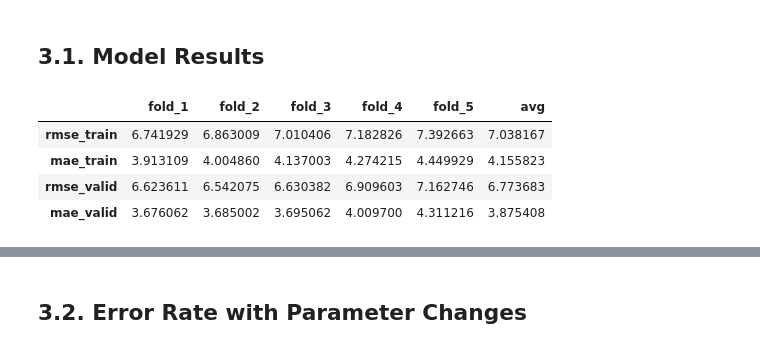
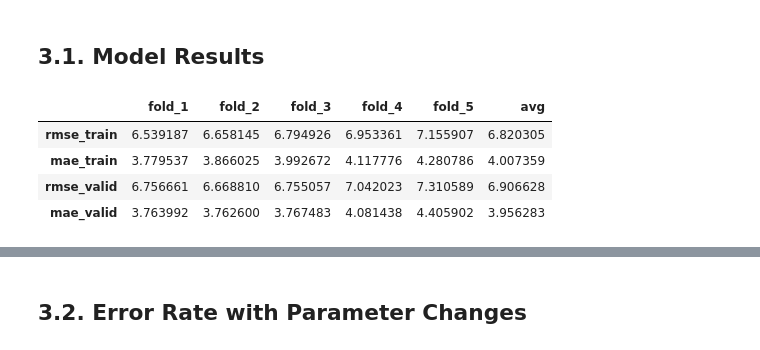
Before and after one commit to oguzhanakan0/spare-part-prediction, a Jupyter notebook: modeling.ipynb, the cells around one changed output, grey strips where cells are left out. Saved outputs shown, nothing was run; the diff lists cells and outputs as text; code cells hidden in the pictures.

```diff
--- a/modeling.ipynb
+++ b/modeling.ipynb
@@ -238,12 +236,15 @@ def run_kfold_model(df,model,model_name,final_features,fold_indexes,folds=[1,2,3
         valid_y = valid['TARGET']
         print('fitting model...')
         start_time = time.time()
+#         model.fit(train_x, train_y, verbose=0, epochs=100)
         model.fit(train_x, train_y)
         ex_time = (time.time() - start_time)
         print('model fit!')
         train_y_pred = model.predict(train_x)
-        print('predictions are made for train_x!')
-        valid_y_pred = model.predict(valid_x)
+        print('predictions are made for train_x! 1')
+        train_y_pred = np.ravel(train_y_pred)
+        print('predictions are made for train_x! 2')
+        valid_y_pred = np.ravel(model.predict(valid_x))
         print('predictions are made for valid_x!')
         results[fold] = {}
         results[fold]['metrics']={
@@ -257,13 +258,14 @@ def run_kfold_model(df,model,model_name,final_features,fold_indexes,folds=[1,2,3
             'valid_y_pred': valid_y_pred
         }
         results[fold]['execution_time'] = ex_time
+        print(f"execution time: {ex_time}")
         pprint.pprint(results[fold])
     return results, model
 # %% [markdown]
 ### 2.3.1. K-Nearest Neighbor Regressor (KNN)
 # %%
 neighbors_list = [2,3,4,5,6,7,8,9,10,20]
-# neighbors_list = [5]
+neighbors_list = [10]
 # %%
 cumulative_model_results_knn = {}
 for neighbor in neighbors_list:
@@ -850,12 +509,12 @@ def get_metrics_from_results(dct):
 # %% [markdown]
 ## 3.1. Model Results
 # %%
-knn_results = get_metrics_from_results(cumulative_model_results_knn)[20]
+knn_results = get_metrics_from_results(cumulative_model_results_knn)[10]
 knn_results['avg'] = knn_results.mean(axis=1)
 knn_results
 # %% [output]
 |  | fold_1 | fold_2 | fold_3 | fold_4 | fold_5 | avg |
-| rmse_train | 6.741929 | 6.863009 | 7.010406 | 7.182826 | 7.392663 | 7.038167 |
-| mae_train | 3.913109 | 4.004860 | 4.137003 | 4.274215 | 4.449929 | 4.155823 |
-| rmse_valid | 6.623611 | 6.542075 | 6.630382 | 6.909603 | 7.162746 | 6.773683 |
-| mae_valid | 3.676062 | 3.685002 | 3.695062 | 4.009700 | 4.311216 | 3.875408 |
+| rmse_train | 6.539187 | 6.658145 | 6.794926 | 6.953361 | 7.155907 | 6.820305 |
+| mae_train | 3.779537 | 3.866025 | 3.992672 | 4.117776 | 4.280786 | 4.007359 |
+| rmse_valid | 6.756661 | 6.668810 | 6.755057 | 7.042023 | 7.310589 | 6.906628 |
+| mae_valid | 3.763992 | 3.762600 | 3.767483 | 4.081438 | 4.405902 | 3.956283 |
```
Also changed, not shown: parts of 93 cells of this notebook, 6 other files.
